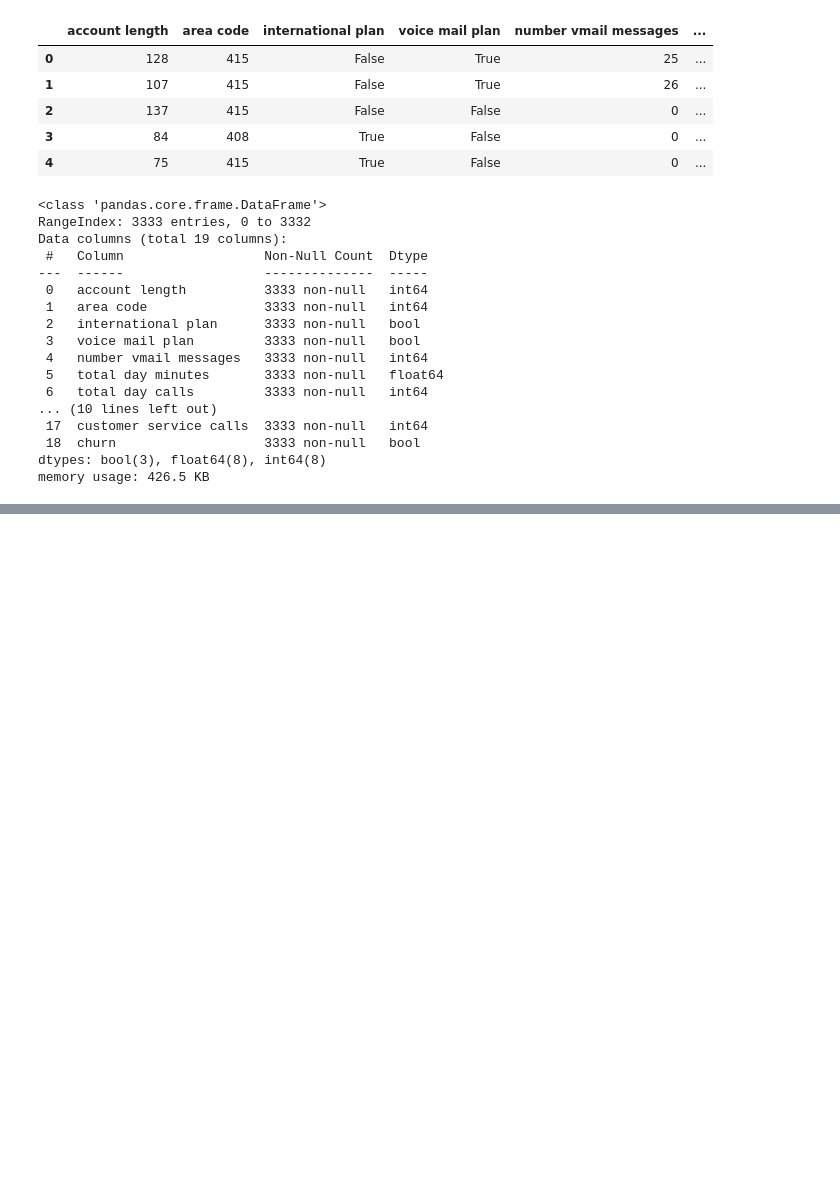
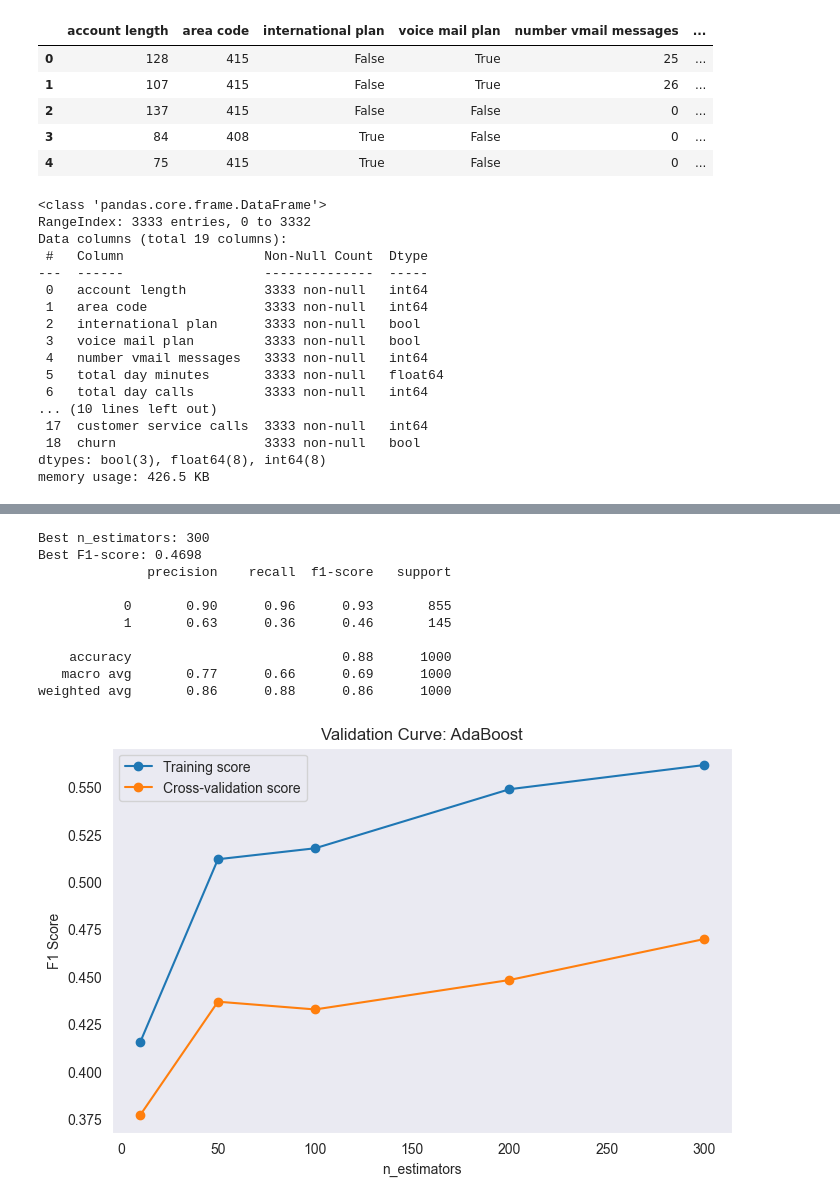
Before and after one commit to SerhiiHerashchenko/PyCharmMiscProject, a Jupyter notebook: ML/notebook3.ipynb, the cells around one changed output, grey strips where cells are left out. Cells and saved outputs as stored; diff of their text form; code cells hidden in the pictures; blank space fills up the shorter version.

```diff
--- a/notebook.ipynb
+++ b/ML/notebook3.ipynb
@@ -344,0 +356,44 @@ print(np.mean(scores))
+# %%
+base_tree = DecisionTreeClassifier(max_depth=1, random_state=42)
+
+param_grid_boost = {'n_estimators': [10, 50, 100, 200, 300]}
+
+grid_boost = GridSearchCV(
+    AdaBoostClassifier(estimator=base_tree, random_state=42),
+    param_grid_boost,
+    cv=3,
+    scoring='f1',
+    n_jobs=-1
+)
+
+grid_boost.fit(X_train, y_train)
+
+print(f"Best n_estimators: {grid_boost.best_params_['n_estimators']}")
+print(f"Best F1-score: {grid_boost.best_score_:.4f}")
+
+best_boost_model = grid_boost.best_estimator_
+y_pred_boost = best_boost_model.predict(X_test)
+print(classification_report(y_test, y_pred_boost))
+
+train_scores, test_scores = validation_curve(
+    AdaBoostClassifier(estimator=base_tree, random_state=42),
+    X_train, y_train,
+    param_name="n_estimators",
+    param_range=param_grid_boost['n_estimators'],
+    cv=3, scoring="f1", n_jobs=-1
+)
+
+plot_validation_curve_linear(param_grid_boost['n_estimators'], train_scores, test_scores,
+                             "Validation Curve: AdaBoost", "n_estimators")
+# %% [output]
+Best n_estimators: 300
+Best F1-score: 0.4698
+              precision    recall  f1-score   support
+
+           0       0.90      0.96      0.93       855
+           1       0.63      0.36      0.46       145
+
+    accuracy                           0.88      1000
+   macro avg       0.77      0.66      0.69      1000
+weighted avg       0.86      0.88      0.86      1000
+[figure, added]
```
Also changed, not shown: parts of 39 cells of this notebook, 2 other files.
